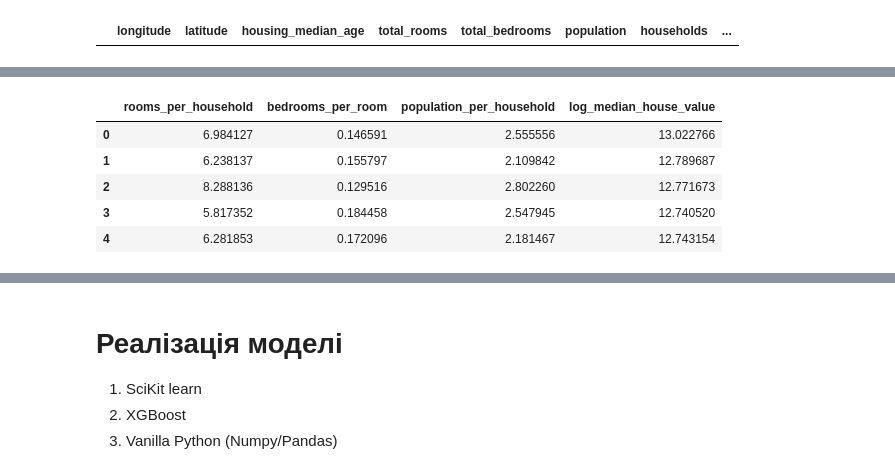
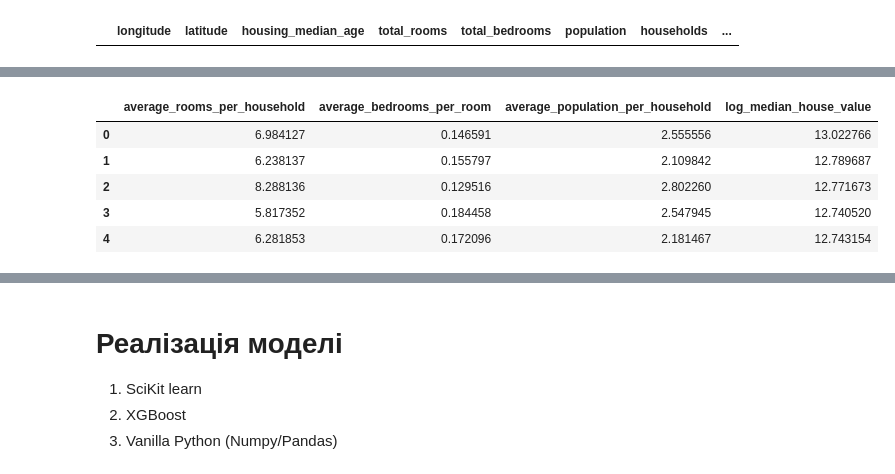
Before and after one commit to KlymentievMaksym/MLM, a Jupyter notebook: Lab1/Maksym_Klymentiev_FI21_LR.ipynb, the cells around one changed output, grey strips where cells are left out. Saved outputs shown, nothing was run; the diff lists cells and outputs as text; code cells hidden in the pictures.

```diff
--- a/Lab1/Maksym_Klymentiev_FI21_LR.ipynb
+++ b/Lab1/Maksym_Klymentiev_FI21_LR.ipynb
@@ -50,9 +51,9 @@ warnings.filterwarnings('ignore')
 
 import xgboost as xgb
 # %%
-data = pd.read_csv("Data/housing.csv")
-print(data.shape)
-data.head()
+data_start = pd.read_csv("Data/housing.csv")
+print(data_start.shape)
+data_start.head()
 # %% [output]
 (20640, 10)
 |  | longitude | latitude | housing_median_age | total_rooms | total_bedrooms | population | households | ... |
@@ -63,0 +73,10 @@ data.head()
+# %%
+data = pd.get_dummies(data_start, columns=['ocean_proximity'], drop_first=False)
+data = data.rename(columns={
+    "ocean_proximity_<1H OCEAN": "1h_ocean",
+    "ocean_proximity_INLAND": "inland",
+    "ocean_proximity_ISLAND": "island",
+    "ocean_proximity_NEAR BAY": "near_bay",
+    "ocean_proximity_NEAR OCEAN": "near_ocean",
+})
+data.head()
@@ -85,2 +91,0 @@ plt.show()
-# %%
-data = data.drop(columns=["ocean_proximity"])
@@ -160,15 +180,13 @@ plt.show()
 # %%
-df_fe = data.copy()
+data['average_rooms_per_household'] = data['total_rooms'] / data['households']
+data['average_bedrooms_per_room'] = (data['total_bedrooms'] / data['households']) / (data['average_rooms_per_household'])   # + 1e-6
+data['average_population_per_household'] = data['population'] / data['households']
 
-df_fe['rooms_per_household'] = df_fe['total_rooms'] / df_fe['households']
-df_fe['bedrooms_per_room'] = (df_fe['total_bedrooms'] / df_fe['households']) / (df_fe['rooms_per_household'])   # + 1e-6
-df_fe['population_per_household'] = df_fe['population'] / df_fe['households']
+data['log_median_house_value'] = np.log1p(data['median_house_value'])
 
-df_fe['log_median_house_value'] = np.log1p(df_fe['median_house_value'])
-
-df_fe[['rooms_per_household','bedrooms_per_room','population_per_household', 'log_median_house_value']].head()
+data[['average_rooms_per_household','average_bedrooms_per_room','average_population_per_household', 'log_median_house_value']].head()
 # %% [output]
-|  | rooms_per_household | bedrooms_per_room | population_per_household | log_median_house_value |
+|  | average_rooms_per_household | average_bedrooms_per_room | average_population_per_household | log_median_house_value |
 | 0 | 6.984127 | 0.146591 | 2.555556 | 13.022766 |
 | 1 | 6.238137 | 0.155797 | 2.109842 | 12.789687 |
 | 2 | 8.288136 | 0.129516 | 2.802260 | 12.771673 |
```
Also changed, not shown: parts of 28 cells of this notebook.
